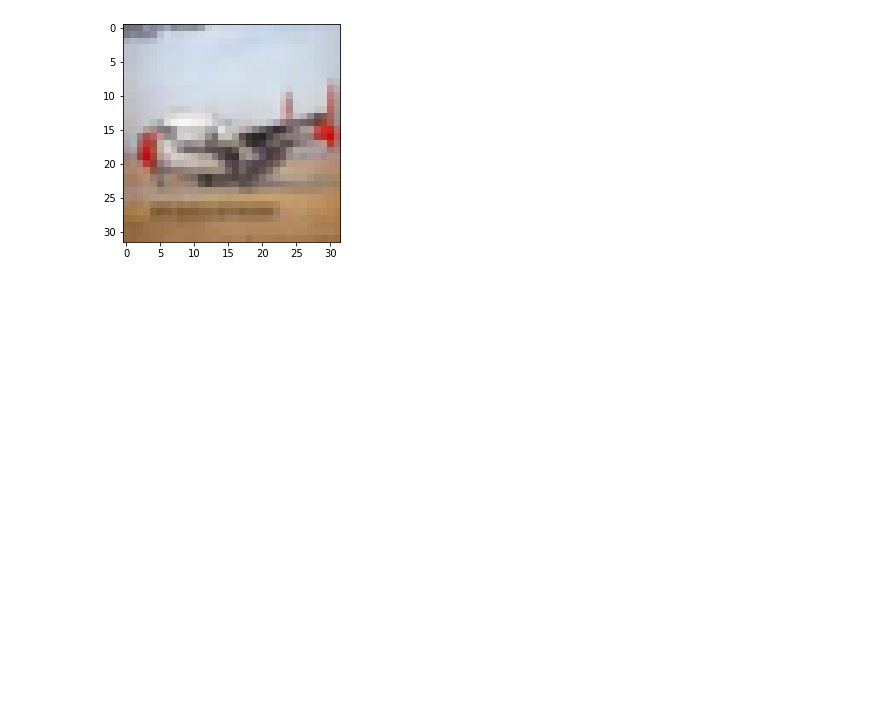
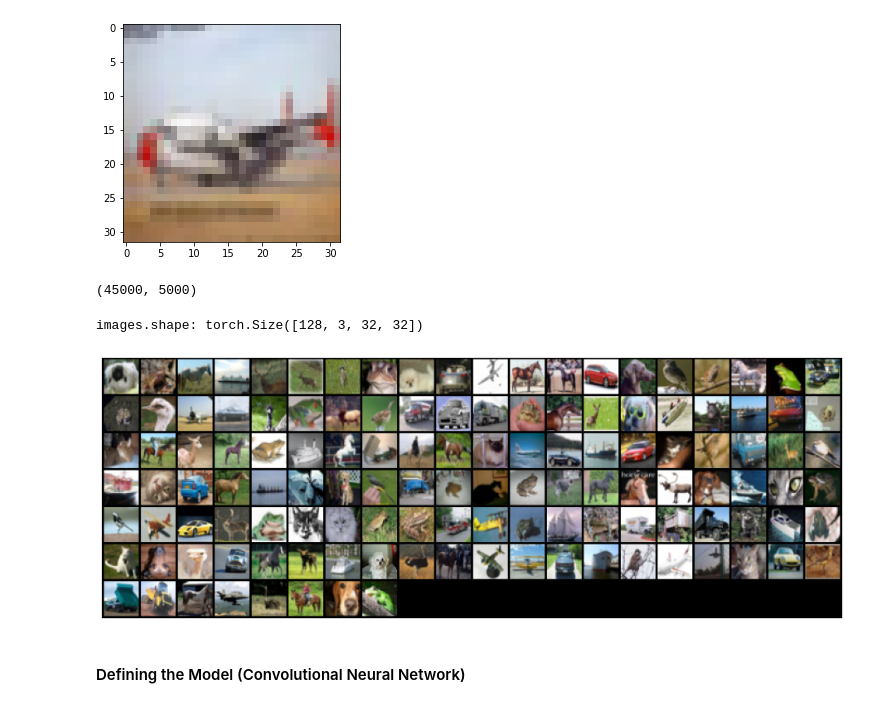
Before and after one commit to srikant-ai/Pytorch-Notebooks, a Jupyter notebook: CNN-Implementation-using-Pytorch.ipynb, the cells around one changed output. Saved outputs shown, nothing was run; the diff lists cells and outputs as text; code cells hidden in the pictures; blank space fills up the shorter version.

```diff
--- a/CNN-Implementation-using-Pytorch.ipynb
+++ b/CNN-Implementation-using-Pytorch.ipynb
@@ -122,0 +126,29 @@ Label:  airplane (0)
+# %%
+val_size = 5000
+train_size = 45000
+
+train_ds, val_ds = random_split(dataset, [train_size, val_size])
+len(train_ds), len(val_ds)
+# %% [output]
+(45000, 5000)
+# %%
+from torch.utils.data.dataloader import DataLoader
+
+batch_size=128
+# %%
+train_dl = DataLoader(train_ds, batch_size, shuffle=True, num_workers=4, pin_memory=True)
+val_dl = DataLoader(val_ds, batch_size*2, num_workers=4, pin_memory=True)
+# %%
+from torchvision.utils import make_grid
+
+for images, _ in train_dl:
+    print('images.shape:', images.shape)
+    plt.figure(figsize=(16,8))
+    plt.axis('off')
+    plt.imshow(make_grid(images, nrow=20).permute((1, 2, 0)))
+    break
+# %% [output]
+images.shape: torch.Size([128, 3, 32, 32])
+[figure, added]
+# %% [markdown]
+#### Defining the Model (Convolutional Neural Network)
```
Also changed, not shown: parts of 17 cells of this notebook.
